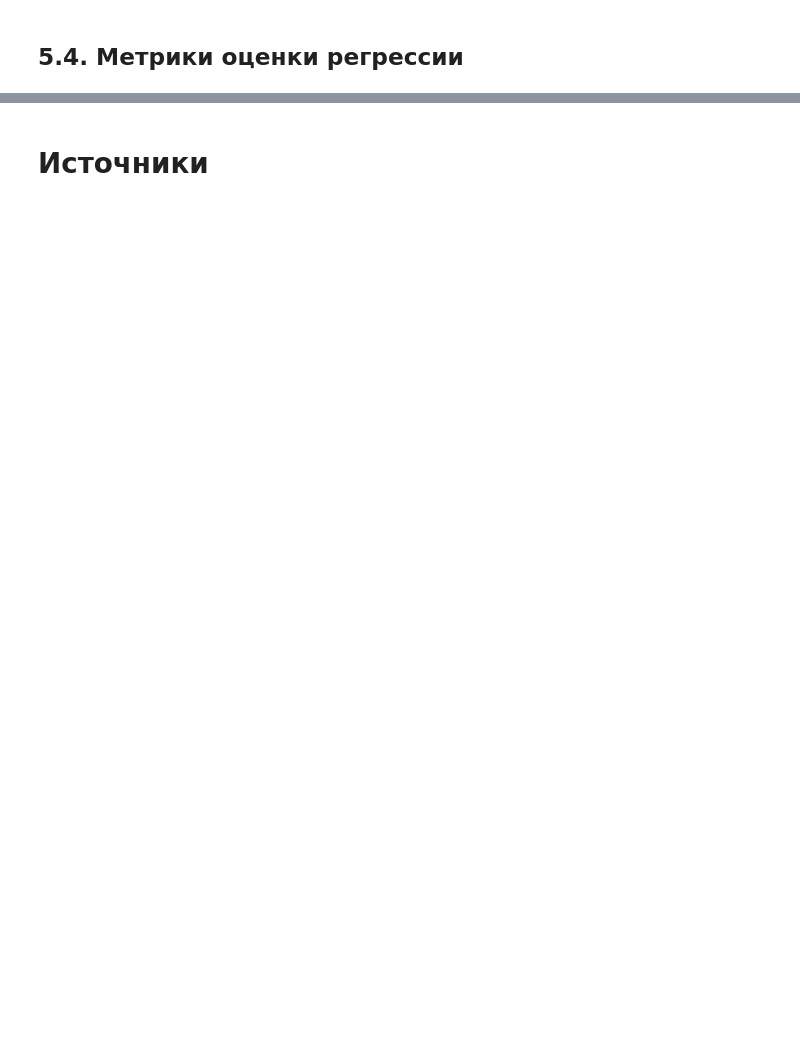
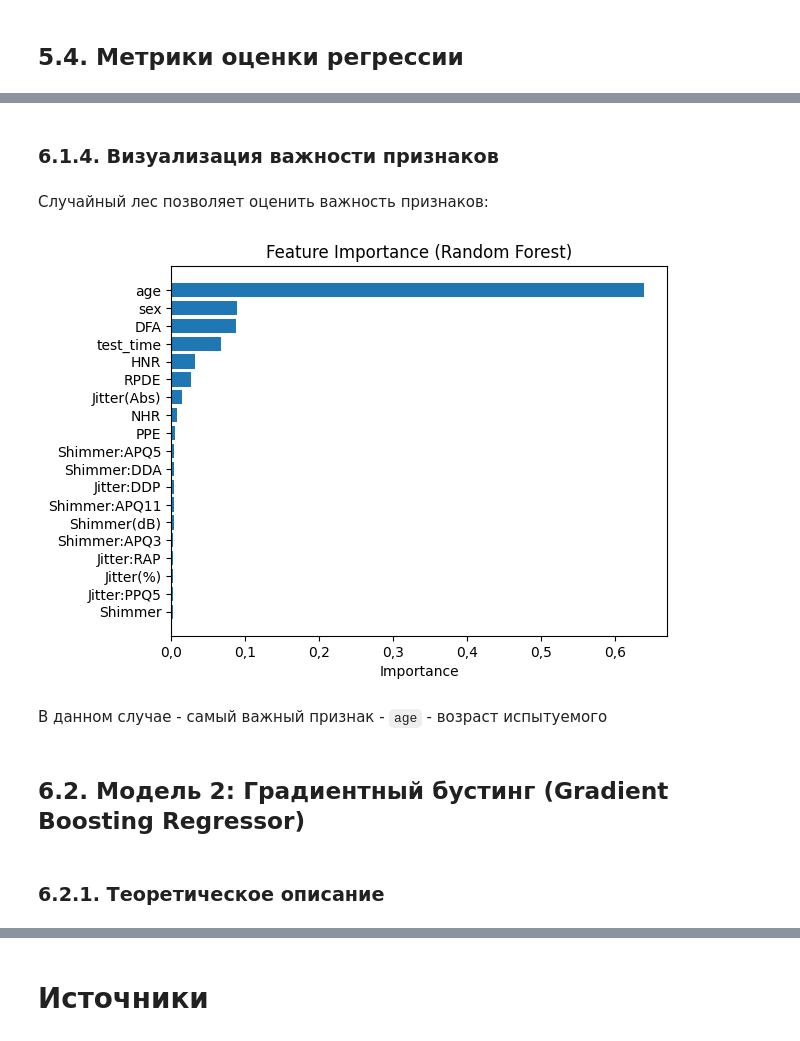
Before and after one commit to Ackrome/Course-work-TabFPN, a Jupyter notebook: work.ipynb, the cells around one changed output, grey strips where cells are left out. Saved outputs shown, nothing was run; the diff lists cells and outputs as text; code cells hidden in the pictures; blank space fills up the shorter version.

```diff
--- a/work.ipynb
+++ b/work.ipynb
@@ -1659,0 +1681,12 @@ def evaluate_regression(model, X_train, y_train, X_test, y_test):
+# %%
+X = df.drop(target, axis=1)
+y = df[target]
+
+# Масштабирование признаков
+scaler = StandardScaler()
+X_scaled = scaler.fit_transform(X)
+
+# Разделение
+X_train, X_test, y_train, y_test = train_test_split(
+    X_scaled, y, test_size=0.2, random_state=42
+)
@@ -1659,0 +1719,11 @@ def evaluate_regression(model, X_train, y_train, X_test, y_test):
+# %%
+param_grid = {
+    'n_estimators': [50, 100, 150],
+    'max_depth': [None, 5, 10],
+    'min_samples_split': [2, 5, 10],
+    'min_samples_leaf': [1, 2, 4]
+}
+rf = RandomForestRegressor(random_state=42)
+grid_search = GridSearchCV(rf, param_grid, cv=5, scoring='neg_mean_squared_error', n_jobs=-1)
+grid_search.fit(X_train, y_train)
+best_rf = grid_search.best_estimator_
@@ -1659,0 +1751,18 @@ def evaluate_regression(model, X_train, y_train, X_test, y_test):
+# %% [markdown]
+### 6.1.4. Визуализация важности признаков
+# %% [markdown]
+Случайный лес позволяет оценить важность признаков:
+# %%
+importances = best_rf.feature_importances_
+plt.barh(X.columns[np.argsort(importances)], importances[np.argsort(importances)])
+plt.xlabel('Importance')
+plt.title('Feature Importance (Random Forest)')
+plt.show()
+# %% [output]
+[figure, added]
+# %% [markdown]
+В данном случае - самый важный признак - `age` - возраст испытуемого
+# %% [markdown]
+## 6.2. Модель 2: Градиентный бустинг (Gradient Boosting Regressor)
+# %% [markdown]
+### 6.2.1. Теоретическое описание
```
Also changed, not shown: parts of 259 cells of this notebook, 2 other files.
